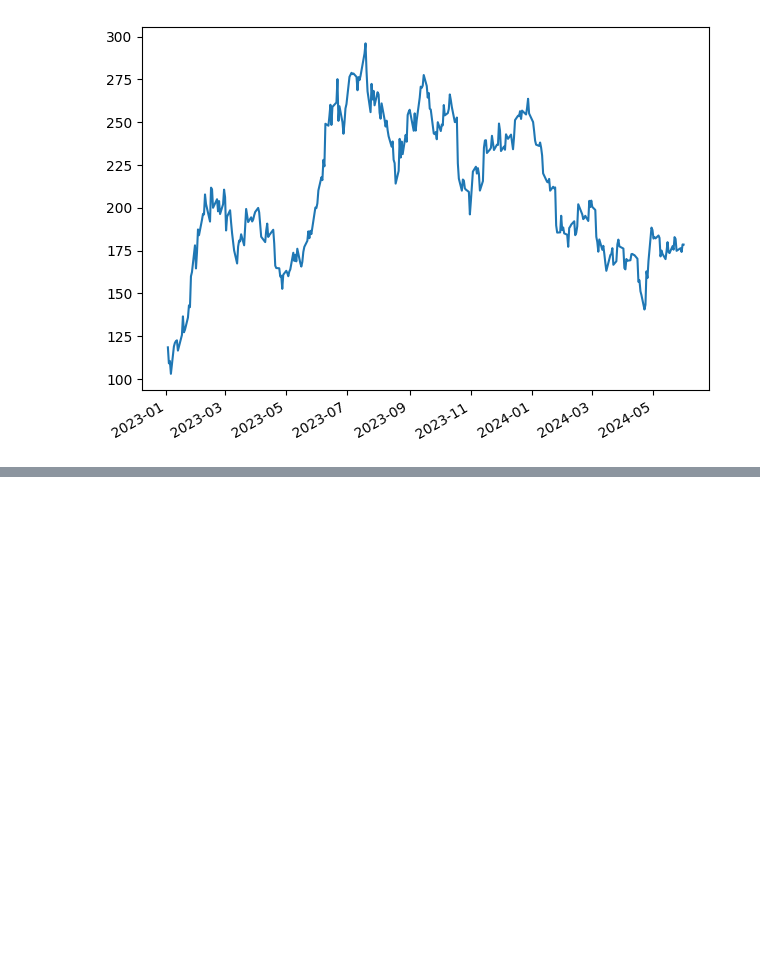
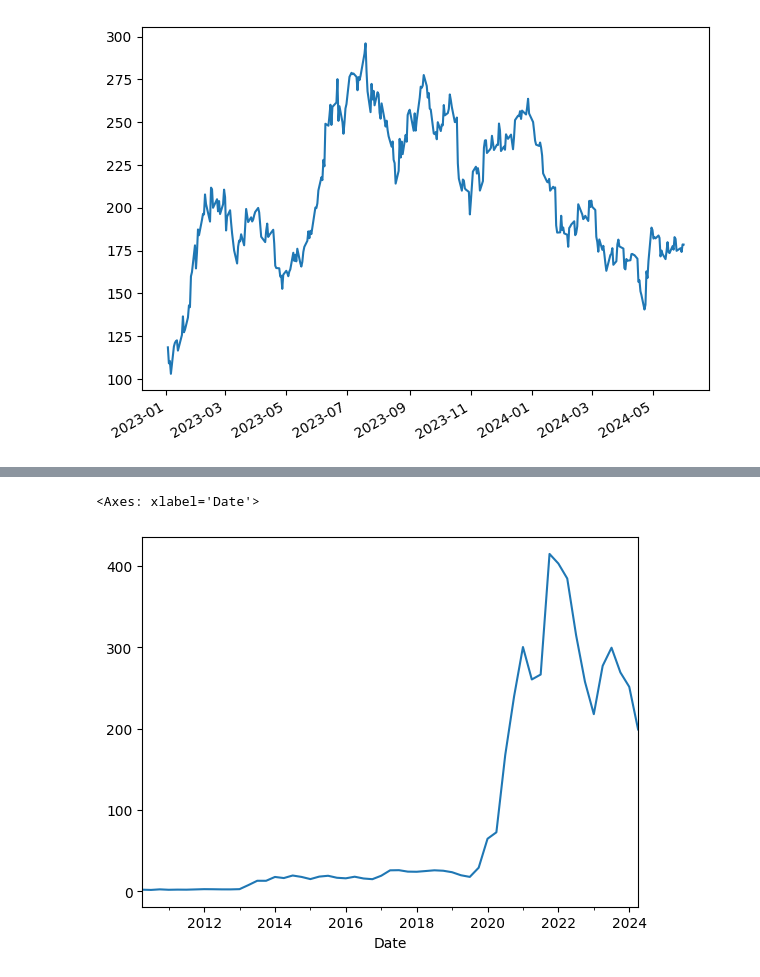
Before and after one commit to AgentAhmed/Time-Series, a Jupyter notebook: Time_series_EDA.ipynb, the cells around one changed output, grey strips where cells are left out. Cells and saved outputs as stored; diff of their text form; code cells hidden in the pictures; blank space fills up the shorter version.

```diff
--- a/Time_series_EDA.ipynb
+++ b/Time_series_EDA.ipynb
@@ -107,0 +286,5 @@ axis.plot(index,share_open)
+# %%
+df_tesla.resample(rule='QS').max()['High'].plot()
+# %% [output]
+<Axes: xlabel='Date'>
+[figure, added]
```
Also changed, not shown: parts of 38 cells of this notebook.
